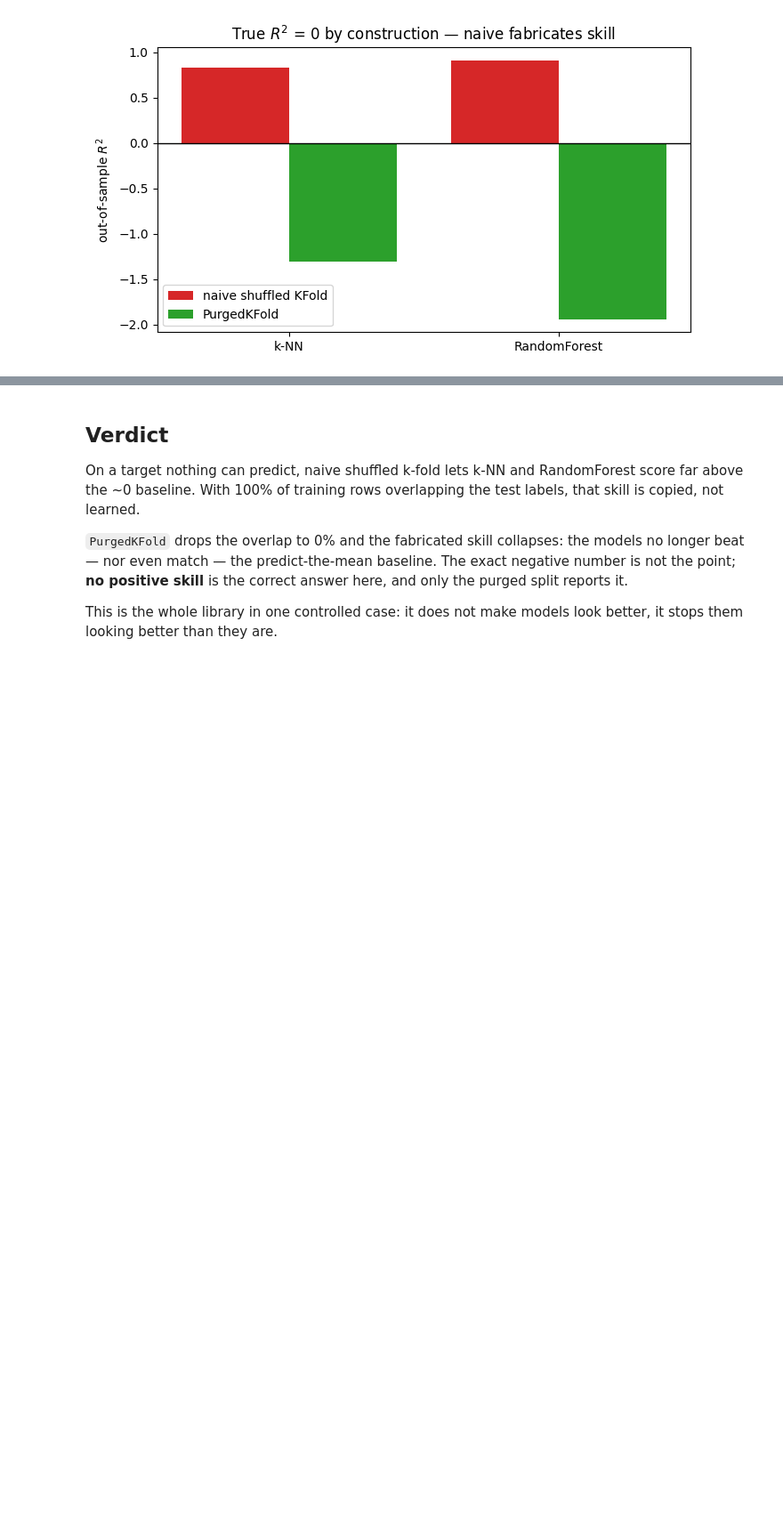
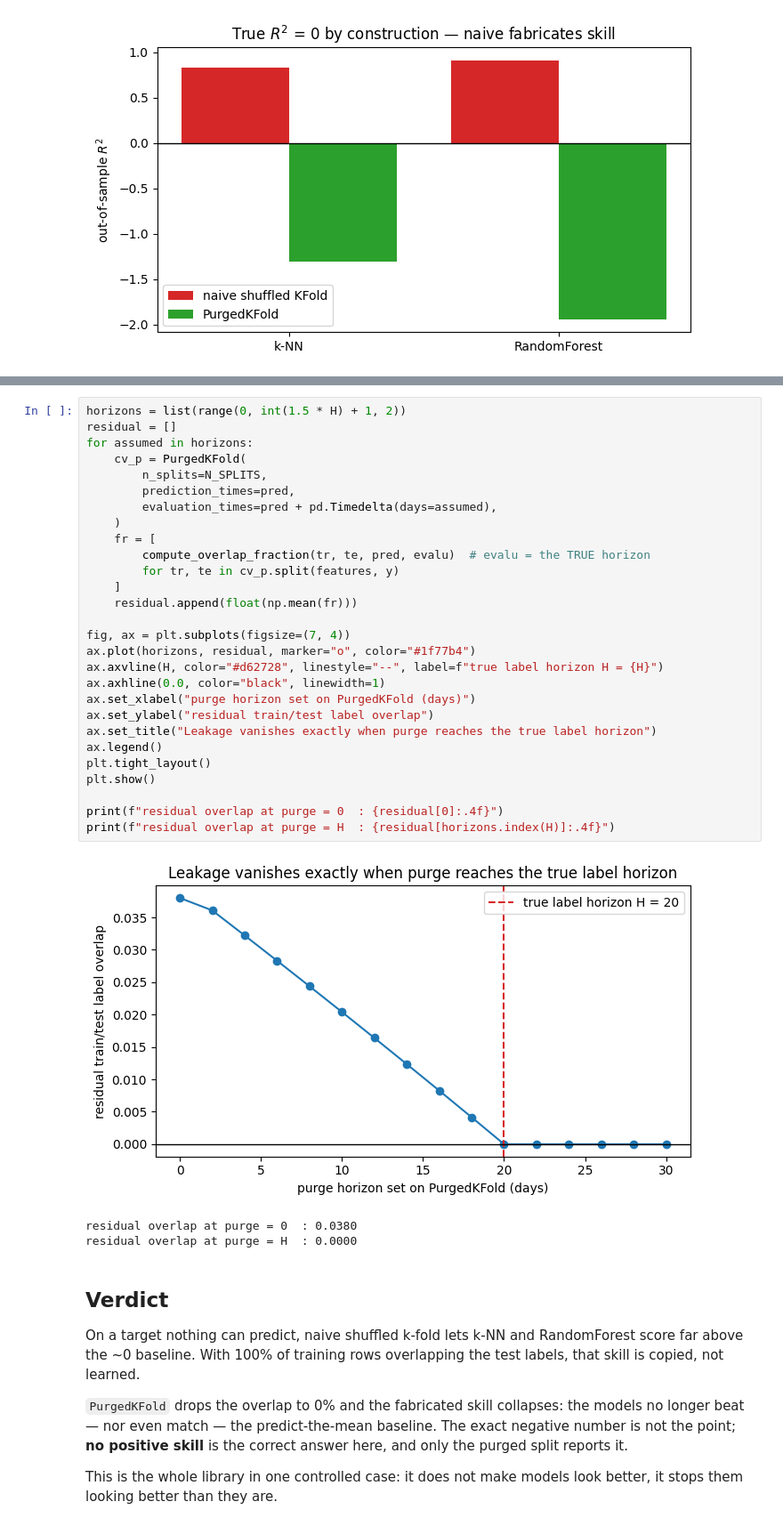
Before and after one commit to eslazarev/purged-cross-validation, a Jupyter notebook: examples/synthetic_leakage_proof.ipynb, the cells around one changed output, grey strips where cells are left out. Shown at 89% size. Cells and saved outputs as stored; diff of their text form; blank space fills up the shorter version.

```diff
--- a/examples/synthetic_leakage_proof.ipynb
+++ b/examples/synthetic_leakage_proof.ipynb
@@ -146,3 +157,35 @@ plt.show()
+# %%
+horizons = list(range(0, int(1.5 * H) + 1, 2))
+residual = []
+for assumed in horizons:
+    cv_p = PurgedKFold(
+        n_splits=N_SPLITS,
+        prediction_times=pred,
+        evaluation_times=pred + pd.Timedelta(days=assumed),
+    )
+    fr = [
+        compute_overlap_fraction(tr, te, pred, evalu)  # evalu = the TRUE horizon
+        for tr, te in cv_p.split(features, y)
+    ]
+    residual.append(float(np.mean(fr)))
+
+fig, ax = plt.subplots(figsize=(7, 4))
+ax.plot(horizons, residual, marker="o", color="#1f77b4")
+ax.axvline(H, color="#d62728", linestyle="--", label=f"true label horizon H = {H}")
+ax.axhline(0.0, color="black", linewidth=1)
+ax.set_xlabel("purge horizon set on PurgedKFold (days)")
+ax.set_ylabel("residual train/test label overlap")
+ax.set_title("Leakage vanishes exactly when purge reaches the true label horizon")
+ax.legend()
+plt.tight_layout()
+plt.show()
+
+print(f"residual overlap at purge = 0  : {residual[0]:.4f}")
+print(f"residual overlap at purge = H  : {residual[horizons.index(H)]:.4f}")
+# %% [output]
+[figure, added]
+residual overlap at purge = 0  : 0.0380
+residual overlap at purge = H  : 0.0000
 # %% [markdown]
 ## Verdict
 
```
Also changed, not shown: parts of 1 cell of this notebook, 8 other files.
